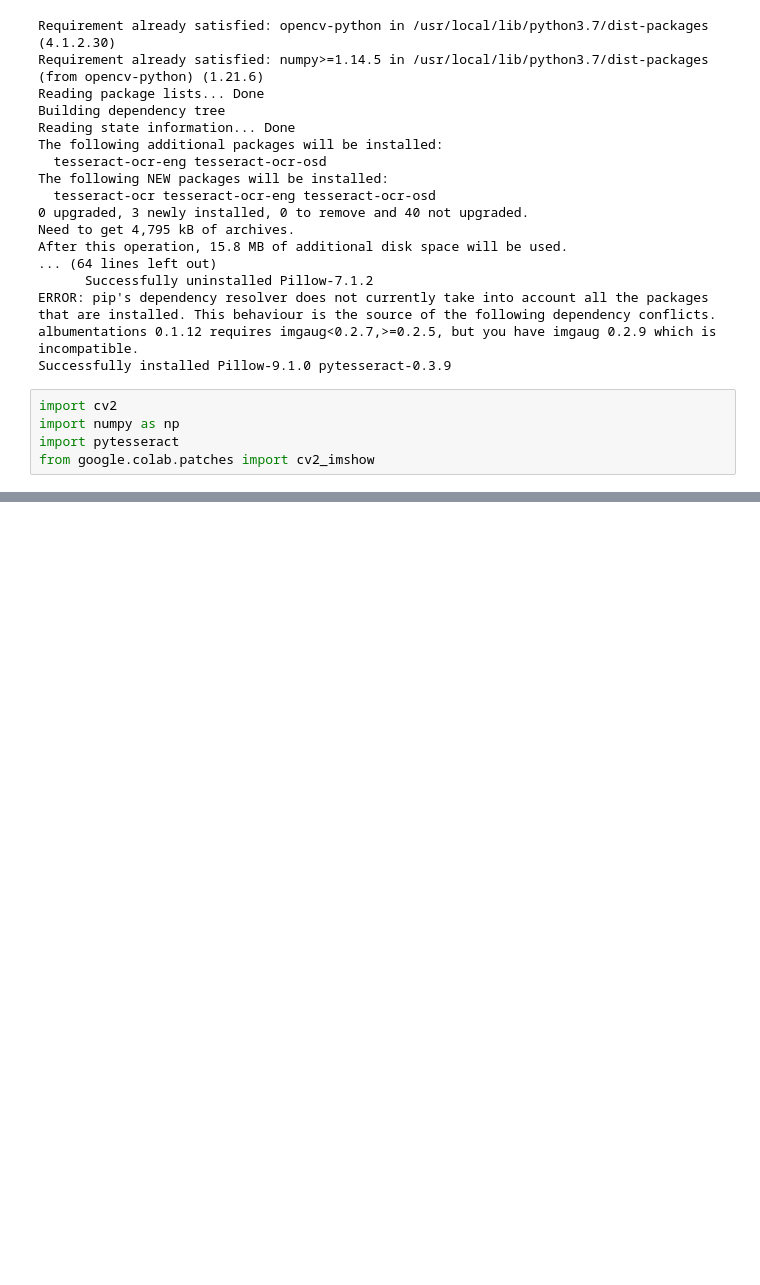
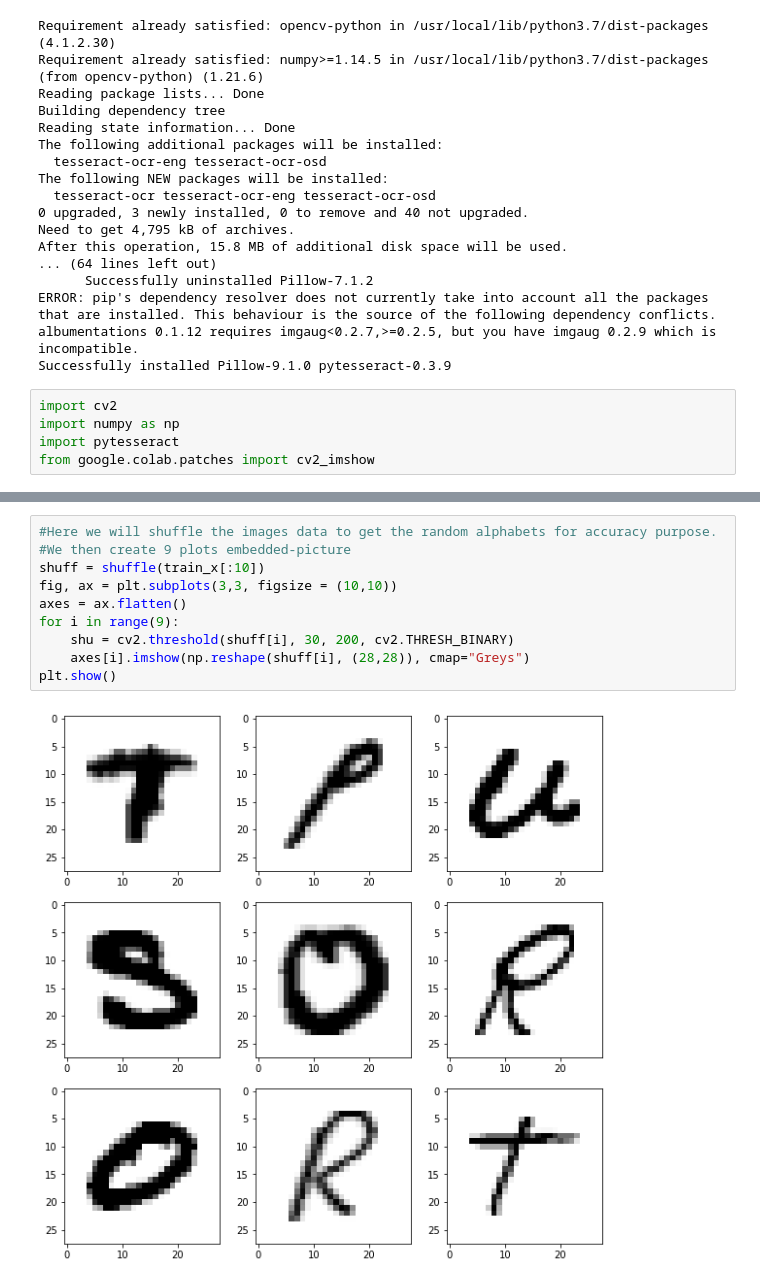
Before and after one commit to dineshnaikb/dineshnaikb, a Jupyter notebook: hwrc/hwcr.ipynb, the cells around one changed output, grey strips where cells are left out. Cells and saved outputs as stored; diff of their text form; blank space fills up the shorter version.

```diff
--- a/hwrc/hwcr.ipynb
+++ b/hwrc/hwcr.ipynb
@@ -47,0 +159,12 @@ PyTorch CNN
+# %%
+#Here we will shuffle the images data to get the random alphabets for accuracy purpose.
+#We then create 9 plots embedded-picture
+shuff = shuffle(train_x[:10])
+fig, ax = plt.subplots(3,3, figsize = (10,10))
+axes = ax.flatten()
+for i in range(9):
+    shu = cv2.threshold(shuff[i], 30, 200, cv2.THRESH_BINARY)
+    axes[i].imshow(np.reshape(shuff[i], (28,28)), cmap="Greys")
+plt.show()
+# %% [output]
+[figure, added]
```
Also changed, not shown: parts of 30 cells of this notebook.
